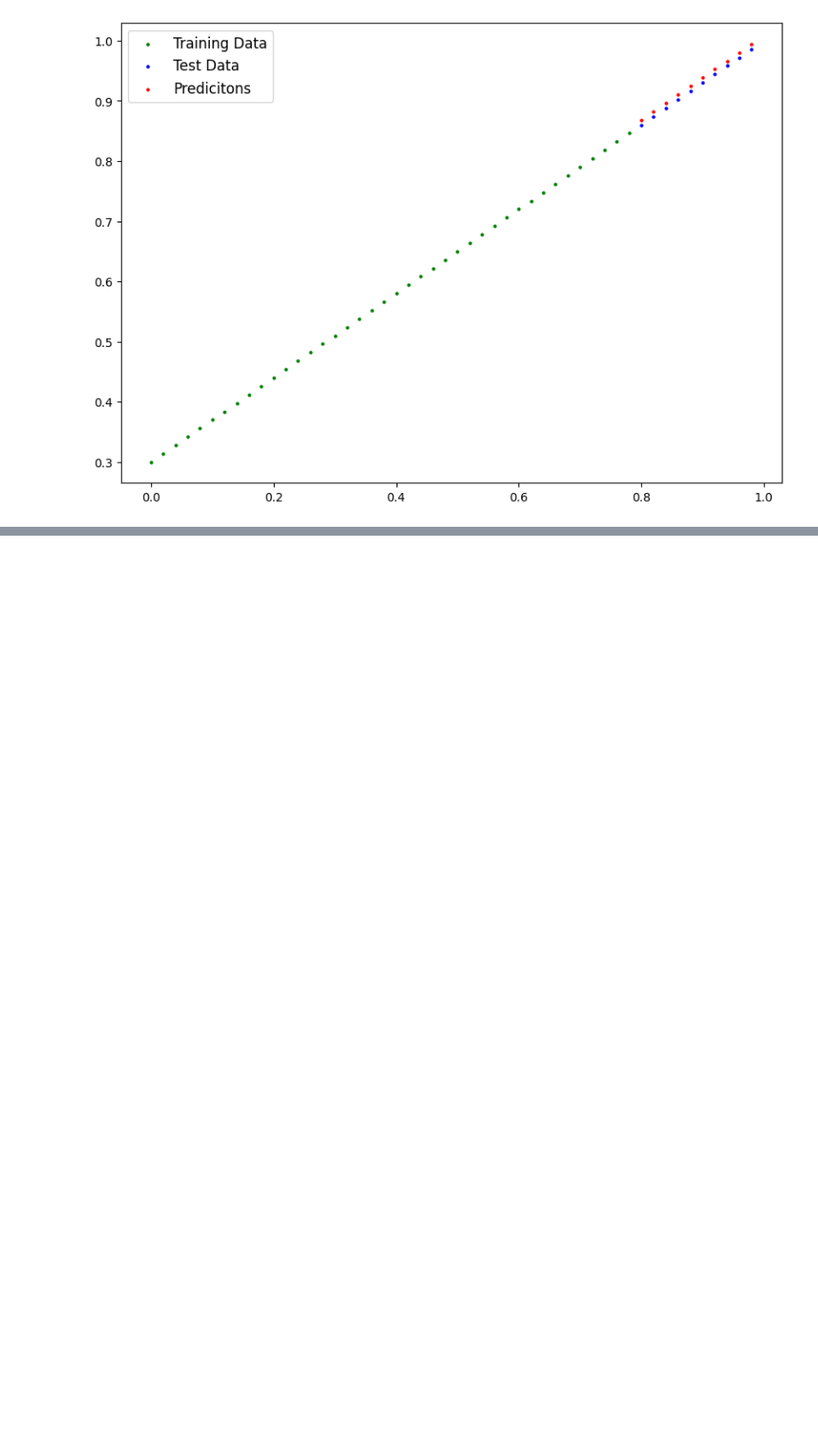
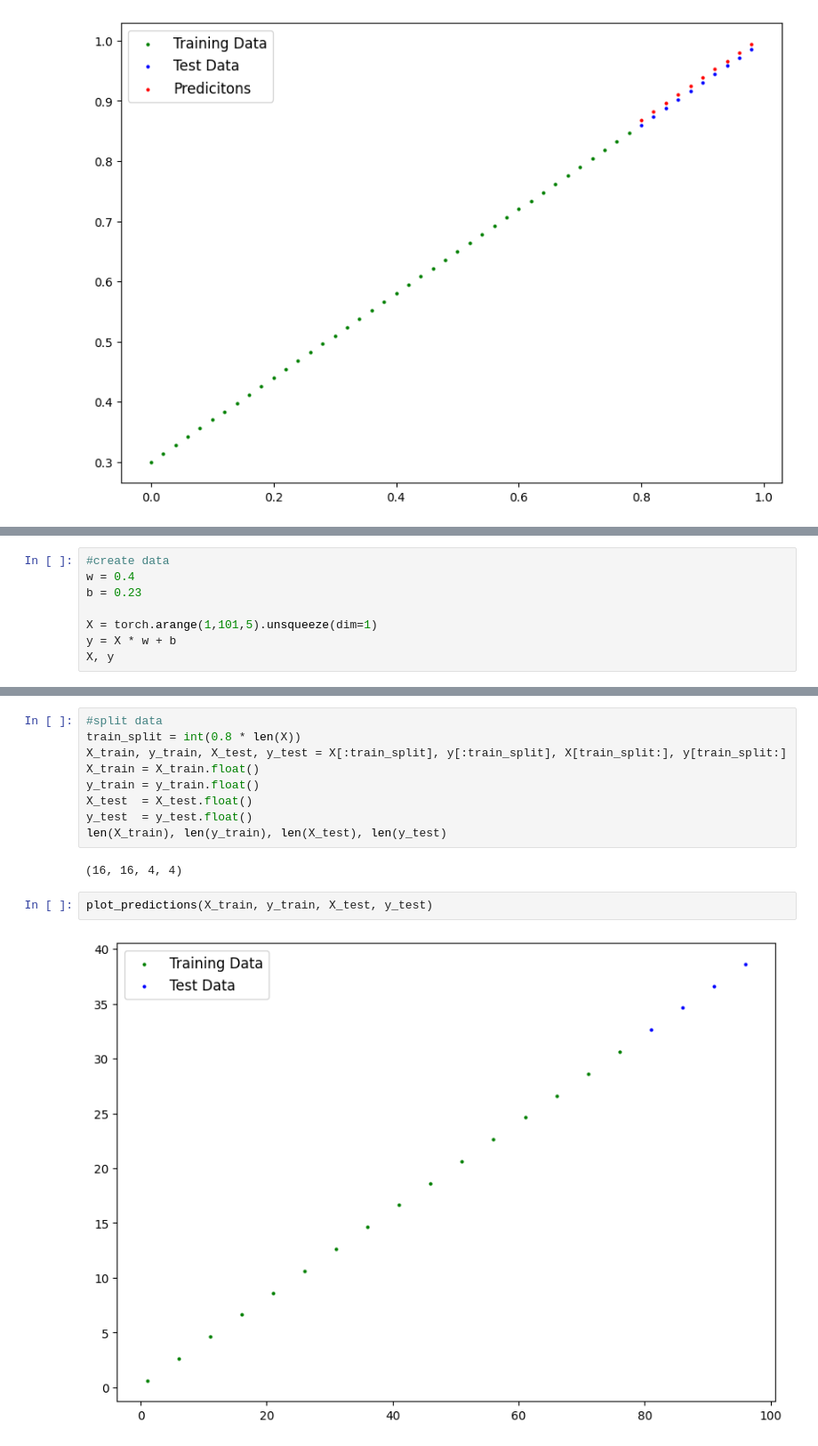
Before and after one commit to deeryakgun/pytorch-for-deep-learning-udemy-notes, a Jupyter notebook: 01_pytorch_workflow.ipynb, the cells around one changed output, grey strips where cells are left out. Shown at 89% size. Saved outputs shown, nothing was run; the diff lists cells and outputs as text; blank space fills up the shorter version.

```diff
--- a/01_pytorch_workflow.ipynb
+++ b/01_pytorch_workflow.ipynb
@@ -308,0 +363,8 @@ plt.
+# %%
+#create data
+w = 0.4
+b = 0.23
+
+X = torch.arange(1,101,5).unsqueeze(dim=1)
+y = X * w + b
+X, y
@@ -308,0 +389,15 @@ plt.
+# %%
+#split data
+train_split = int(0.8 * len(X))
+X_train, y_train, X_test, y_test = X[:train_split], y[:train_split], X[train_split:], y[train_split:]
+X_train = X_train.float()
+y_train = y_train.float()
+X_test  = X_test.float()
+y_test  = y_test.float()
+len(X_train), len(y_train), len(X_test), len(y_test)
+# %% [output]
+(16, 16, 4, 4)
+# %%
+plot_predictions(X_train, y_train, X_test, y_test)
+# %% [output]
+[figure, added]
```
Also changed, not shown: parts of 14 cells of this notebook, 1 other file.
